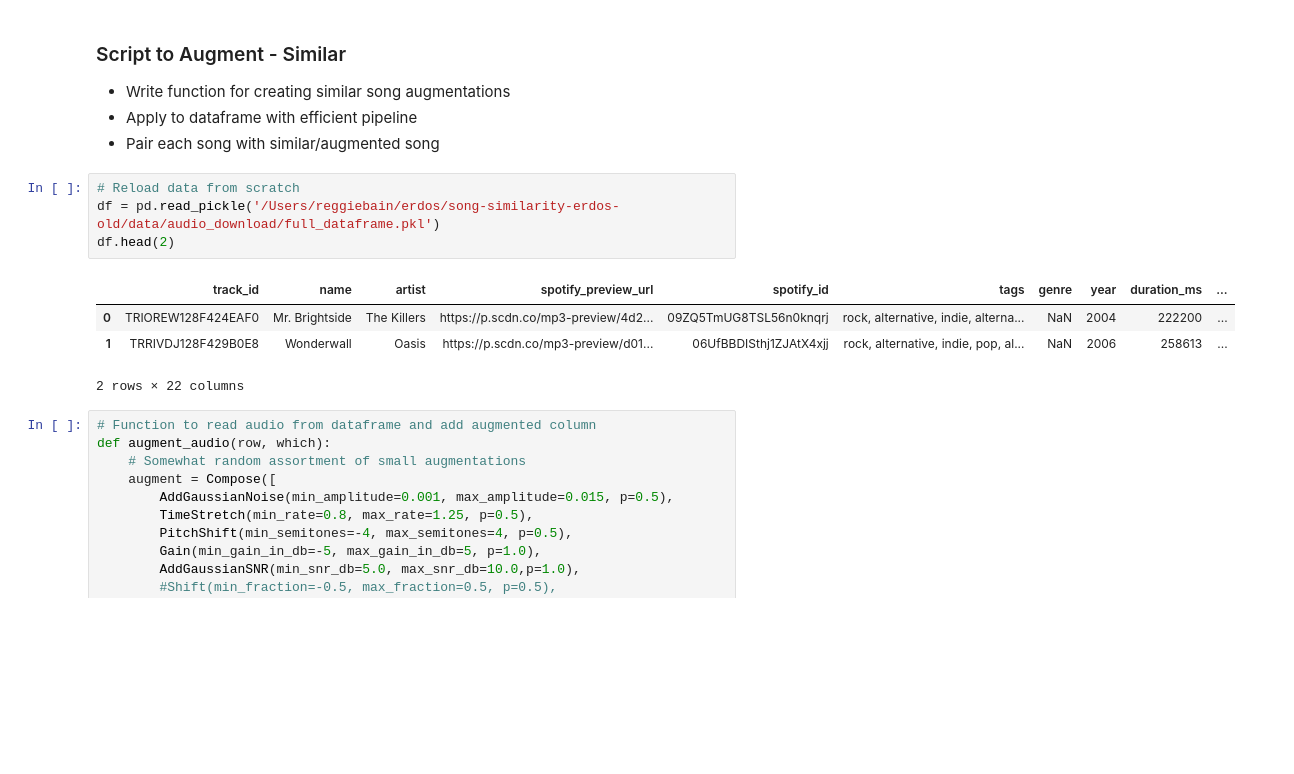
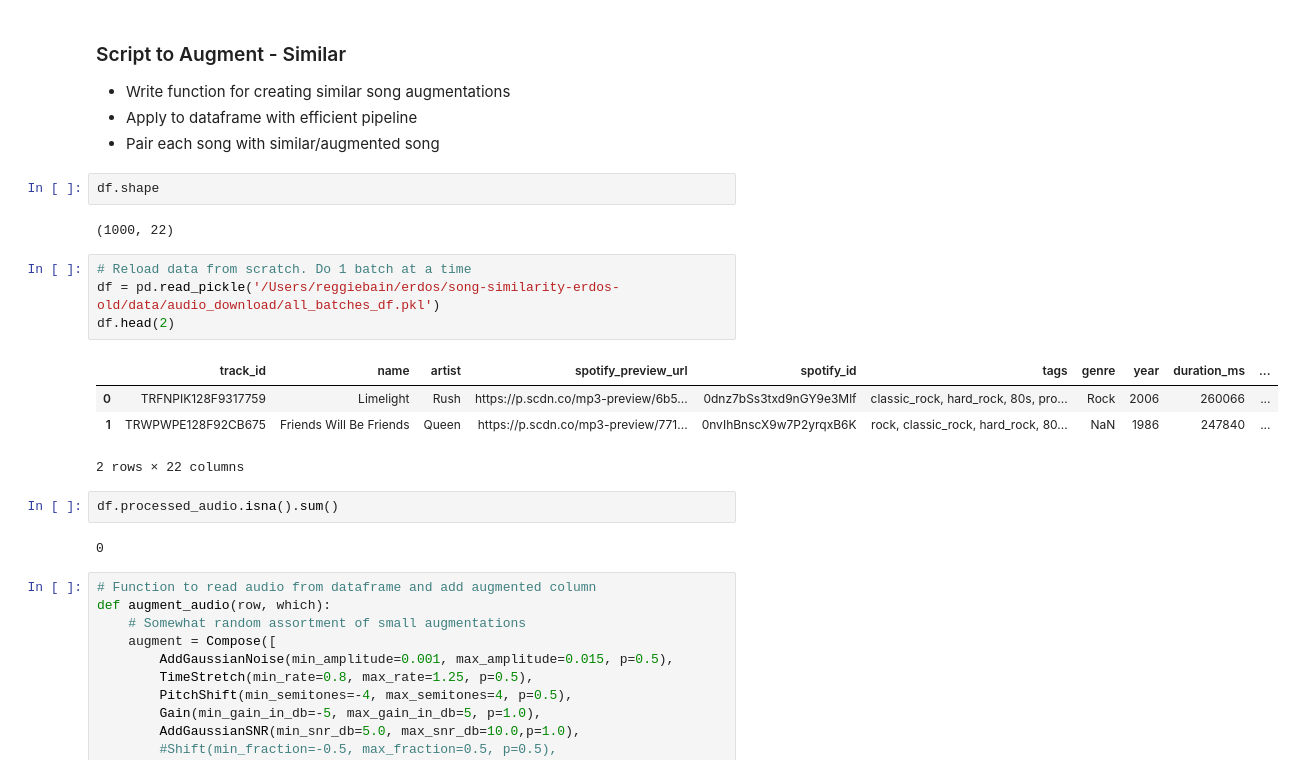
Before and after one commit to reggiebain/song-similarity-erdos, a Jupyter notebook: EDA/data-augmentation.ipynb, the cells around one changed output. Saved outputs shown, nothing was run; the diff lists cells and outputs as text; blank space fills up the shorter version.

```diff
--- a/EDA/data-augmentation.ipynb
+++ b/EDA/data-augmentation.ipynb
@@ -209,15 +261,23 @@ Audio(augmented_audio, rate=sr)
 - Write function for creating similar song augmentations
 - Apply to dataframe with efficient pipeline
 - Pair each song with similar/augmented song
+# %%
+df.shape
+# %% [output]
+(1000, 22)
 # %%
-# Reload data from scratch
-df = pd.read_pickle('/Users/reggiebain/erdos/song-similarity-erdos-old/data/audio_download/full_dataframe.pkl')
+# Reload data from scratch. Do 1 batch at a time
+df = pd.read_pickle('/Users/reggiebain/erdos/song-similarity-erdos-old/data/audio_download/all_batches_df.pkl')
 df.head(2)
 # %% [output]
 |  | track_id | name | artist | spotify_preview_url | spotify_id | tags | genre | year | duration_ms | ... |
-| 0 | TRIOREW128F424EAF0 | Mr. Brightside | The Killers | https://p.scdn.co/mp3-preview/4d2... | 09ZQ5TmUG8TSL56n0knqrj | rock, alternative, indie, alterna... | NaN | 2004 | 222200 | ... |
-| 1 | TRRIVDJ128F429B0E8 | Wonderwall | Oasis | https://p.scdn.co/mp3-preview/d01... | 06UfBBDISthj1ZJAtX4xjj | rock, alternative, indie, pop, al... | NaN | 2006 | 258613 | ... |
+| 0 | TRFNPIK128F9317759 | Limelight | Rush | https://p.scdn.co/mp3-preview/6b5... | 0dnz7bSs3txd9nGY9e3Mlf | classic_rock, hard_rock, 80s, pro... | Rock | 2006 | 260066 | ... |
+| 1 | TRWPWPE128F92CB675 | Friends Will Be Friends | Queen | https://p.scdn.co/mp3-preview/771... | 0nvIhBnscX9w7P2yrqxB6K | rock, classic_rock, hard_rock, 80... | NaN | 1986 | 247840 | ... |
 2 rows × 22 columns
+# %%
+df.processed_audio.isna().sum()
+# %% [output]
+0
 # %%
 # Function to read audio from dataframe and add augmented column
 def augment_audio(row, which):
```
Also changed, not shown: parts of 10 cells of this notebook, 5 other files.
